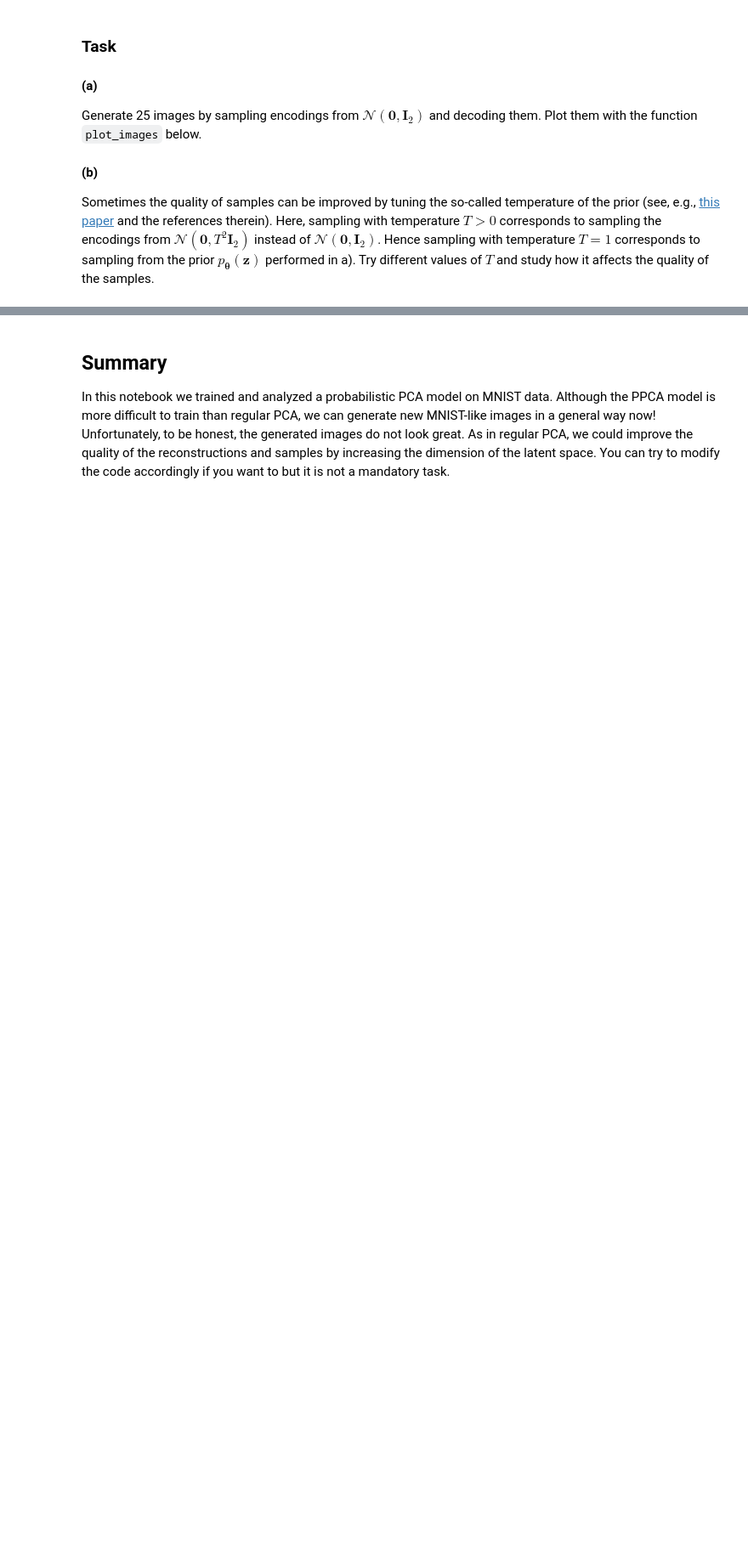
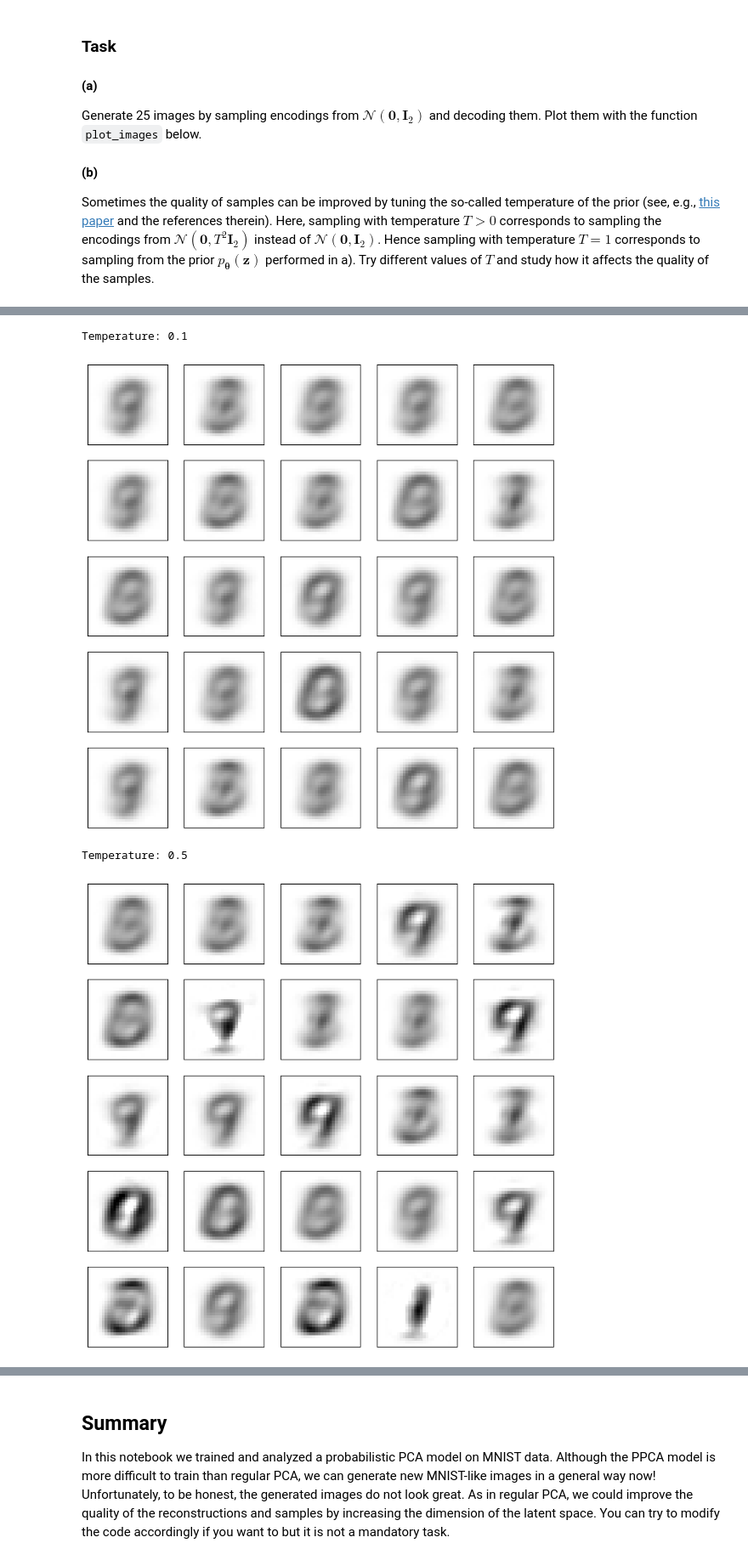
Before and after one commit to the-paulbear/the-paulbear, a Jupyter notebook: lab/PPCA.ipynb, the cells around one changed output, grey strips where cells are left out. Shown at 85% size. Drawn from its saved outputs; the diff is of its cells as text; code cells hidden in the pictures; blank space fills up the shorter version.

```diff
--- a/lab/PPCA.ipynb
+++ b/lab/PPCA.ipynb
@@ -458,0 +507,27 @@ def plot_images(images, nrows=5, ncols=5):
+# %%
+# Task (b): Investigate different temperatures
+
+temperatures = [0.1, 0.5, 1.0, 2.0]
+
+for temperature in temperatures:
+    with torch.no_grad():
+        # Sample from N(0, temperature * I)
+        z_samples = (
+            torch.randn(25, 2, device=device)
+            * np.sqrt(temperature)
+        )
+
+        # Decode the latent vectors
+        generated_images = z_samples.mm(W.t()) + mu
+
+        # Clip pixel values for display
+        generated_images = generated_images.clamp(0.0, 1.0)
+
+    print(f"Temperature: {temperature}")
+    fig = plot_images(generated_images, nrows=5, ncols=5)
+    plt.show()
+# %% [output]
+Temperature: 0.1
+[figure, added]
+Temperature: 0.5
+[figure, added]
```
Also changed, not shown: parts of 7 cells of this notebook.
